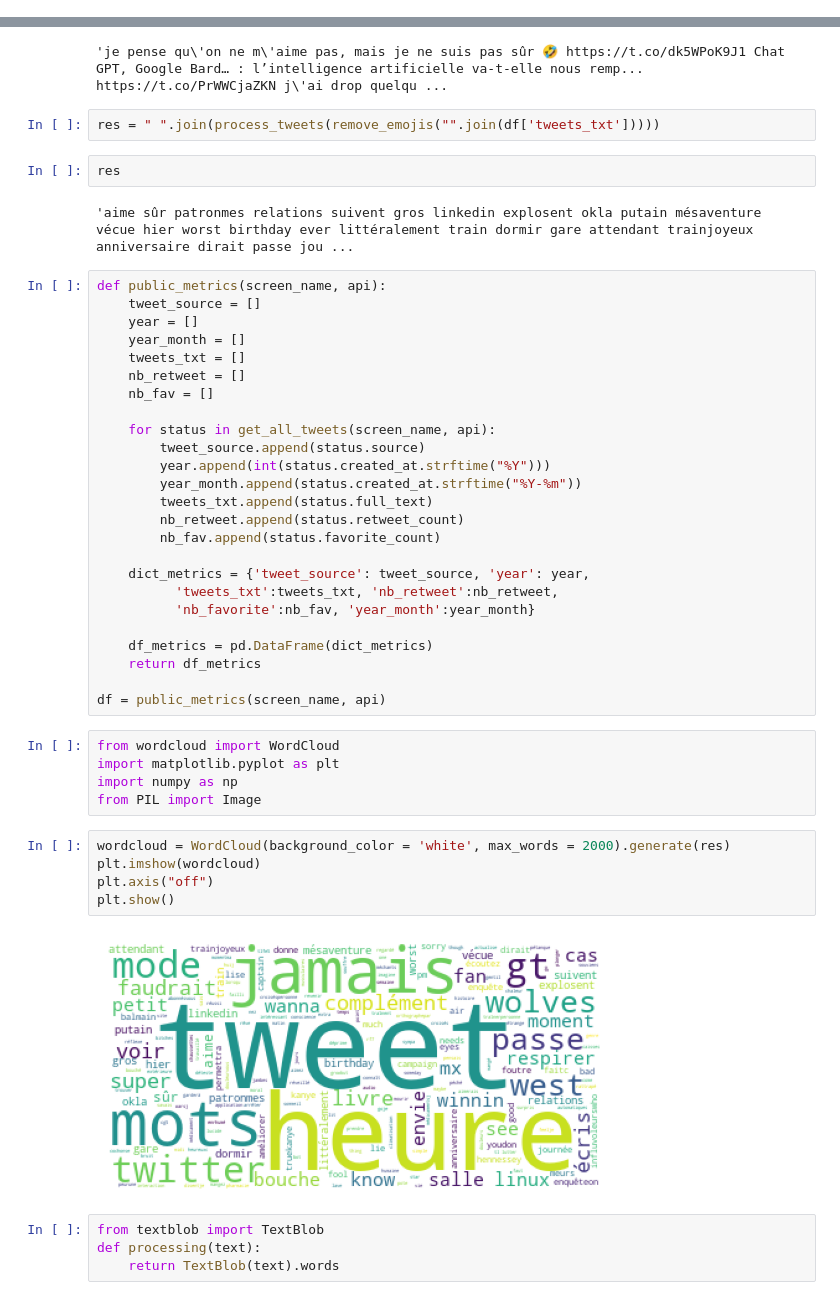
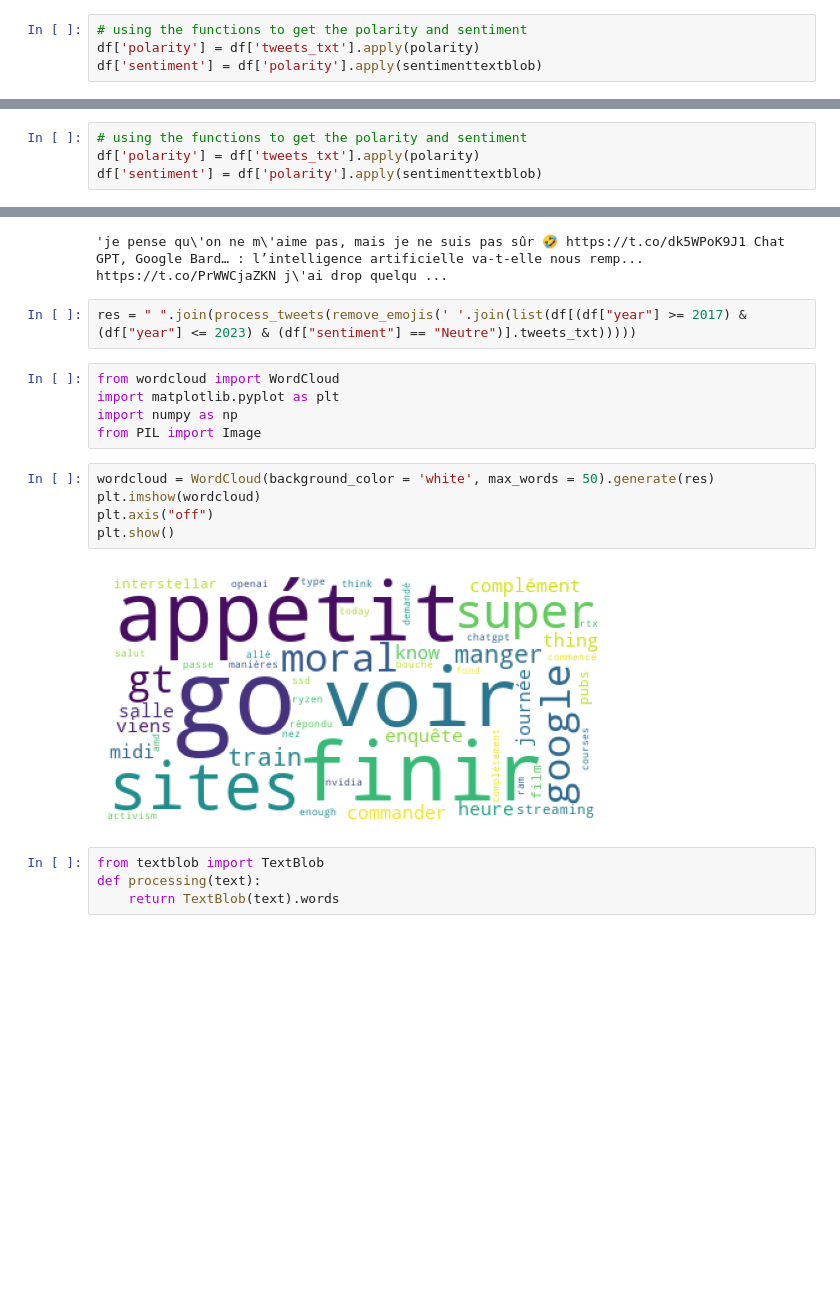
Before and after one commit to 1017SQD/plotly-app, a Jupyter notebook: test.ipynb, the cells around one changed output, grey strips where cells are left out. Saved outputs shown, nothing was run; the diff lists cells and outputs as text; blank space fills up the shorter version.

```diff
--- a/test.ipynb
+++ b/test.ipynb
@@ -157,0 +243,4 @@ def process_tweets(tweets):
+# %%
+# using the functions to get the polarity and sentiment
+df['polarity'] = df['tweets_txt'].apply(polarity)
+df['sentiment'] = df['polarity'].apply(sentimenttextblob)
@@ -157,0 +251,4 @@ def process_tweets(tweets):
+# %%
+# using the functions to get the polarity and sentiment
+df['polarity'] = df['tweets_txt'].apply(polarity)
+df['sentiment'] = df['polarity'].apply(sentimenttextblob)
@@ -160,48 +272,19 @@ def process_tweets(tweets):
 # %% [output]
 'je pense qu\'on ne m\'aime pas, mais je ne suis pas sûr 🤣 https://t.co/dk5WPoK9J1 Chat GPT, Google Bard… : l’intelligence artificielle va-t-elle nous remp... https://t.co/PrWWCjaZKN j\'ai drop quelqu ...
 # %%
-res = " ".join(process_tweets(remove_emojis("".join(df['tweets_txt']))))
+res = " ".join(process_tweets(remove_emojis(' '.join(list(df[(df["year"] >= 2017) & (df["year"] <= 2023) & (df["sentiment"] == "Neutre")].tweets_txt)))))
-# %%
-res
-# %% [output]
-'aime sûr patronmes relations suivent gros linkedin explosent okla putain mésaventure vécue hier worst birthday ever littéralement train dormir gare attendant trainjoyeux anniversaire dirait passe jou ...
-# %%
-def public_metrics(screen_name, api):
-    tweet_source = []
-    year = []
-    year_month = []
-    tweets_txt = []
-    nb_retweet = []
-    nb_fav = []
-
-    for status in get_all_tweets(screen_name, api):
-        tweet_source.append(status.source)
-        year.append(int(status.created_at.strftime("%Y")))
-        year_month.append(status.created_at.strftime("%Y-%m"))
-        tweets_txt.append(status.full_text)
-        nb_retweet.append(status.retweet_count)
-        nb_fav.append(status.favorite_count)
-
-    dict_metrics = {'tweet_source': tweet_source, 'year': year,
-          'tweets_txt':tweets_txt, 'nb_retweet':nb_retweet,
-          'nb_favorite':nb_fav, 'year_month':year_month}
-
-    df_metrics = pd.DataFrame(dict_metrics)
-    return df_metrics
-
-df = public_metrics(screen_name, api)
 # %%
 from wordcloud import WordCloud
 import matplotlib.pyplot as plt
 import numpy as np
 from PIL import Image
 # %%
-wordcloud = WordCloud(background_color = 'white', max_words = 2000).generate(res)
+wordcloud = WordCloud(background_color = 'white', max_words = 50).generate(res)
 plt.imshow(wordcloud)
 plt.axis("off")
 plt.show()
 # %% [output]
-[figure, old version]
+[figure, new version]
 # %%
 from textblob import TextBlob
 def processing(text):
```
Also changed, not shown: parts of 10 cells of this notebook, 1 other file.
